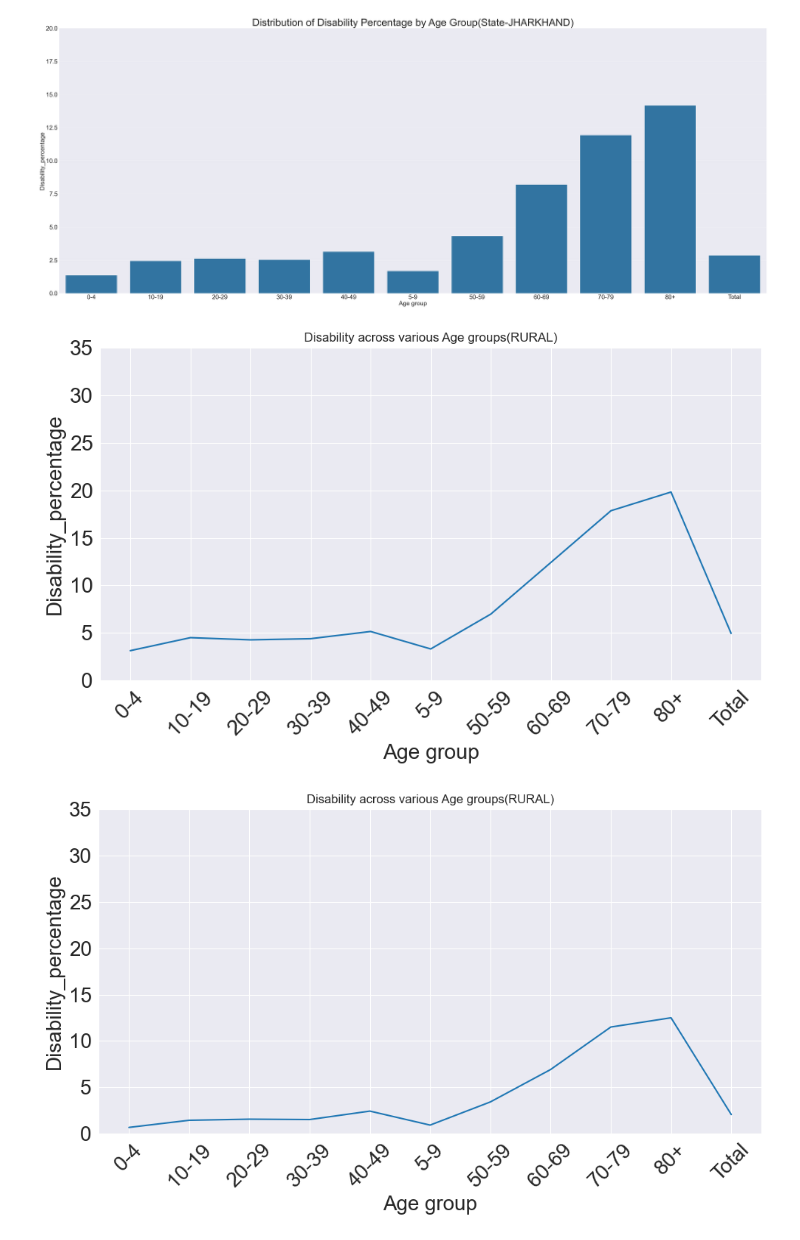
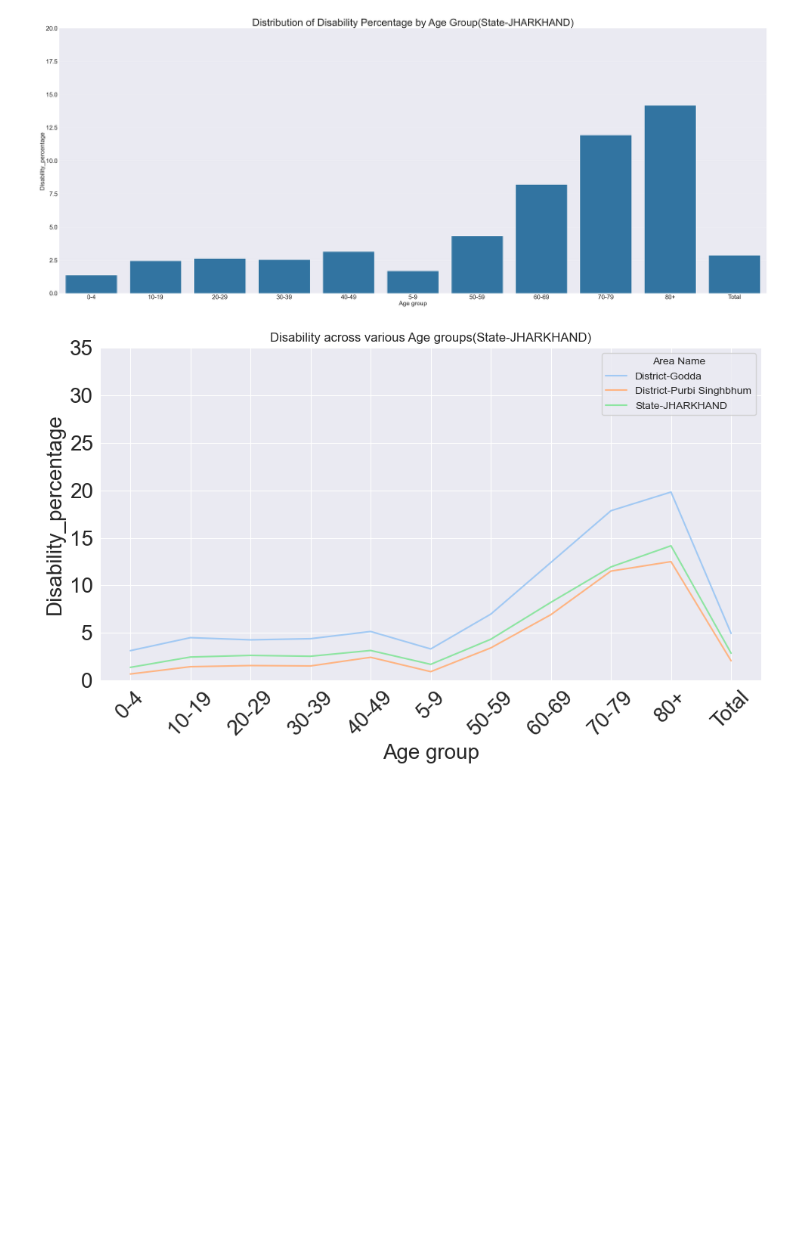
Before and after one commit to abhi-ram-M/jharkand-nuclear-radiation, a Jupyter notebook: main__.ipynb, the cells around one changed output. Saved outputs shown, nothing was run; the diff lists cells and outputs as text; code cells hidden in the pictures; blank space fills up the shorter version.

```diff
--- a/main__.ipynb
+++ b/main__.ipynb
@@ -840,19 +842,19 @@ for district in districts:
 [figure]
 [figure]
 # %%
-for district in districts:
-    plt.figure(figsize=(10,6))
-    sns.lineplot(x = 'Age-group', y='Disability_percentage',data=final_ana_df[final_ana_df['Area Name']== f'{district}'])
-    plt.xticks(rotation = 45)
-    plt.xticks(fontsize = 20)
-    plt.yticks(fontsize = 20)
-    plt.xlabel('Age group',fontsize = 20)
-    plt.ylabel('Disability_percentage',fontsize = 20)
-    plt.title('Disability across various Age groups(RURAL)')
-    plt.tight_layout()
-    #plt.xticks(['0-4','5-6','10-19','20-29','30-39','40-49','50-59','60-69','70-79','80+'])
-    plt.ylim(0,35)
-    plt.show()
+
+plt.figure(figsize=(10,6))
+sns.lineplot(x='Age-group',y='Disability_percentage',hue = 'Area Name',
+             data=final_ana_df[final_ana_df['Area Name'].isin(districts)],palette='pastel')
+plt.xticks(rotation = 45)
+plt.xticks(fontsize = 20)
+plt.yticks(fontsize = 20)
+plt.xlabel('Age group',fontsize = 20)
+plt.ylabel('Disability_percentage',fontsize = 20)
+plt.title(f'Disability across various Age groups({district})')
+plt.tight_layout()
+#plt.xticks(['0-4','5-6','10-19','20-29','30-39','40-49','50-59','60-69','70-79','80+'])
+plt.ylim(0,35)
+plt.show()
 # %% [output]
-[figure, old version]
+[figure, new version]
-[figure, removed]
```
Also changed, not shown: parts of 5 cells of this notebook.
